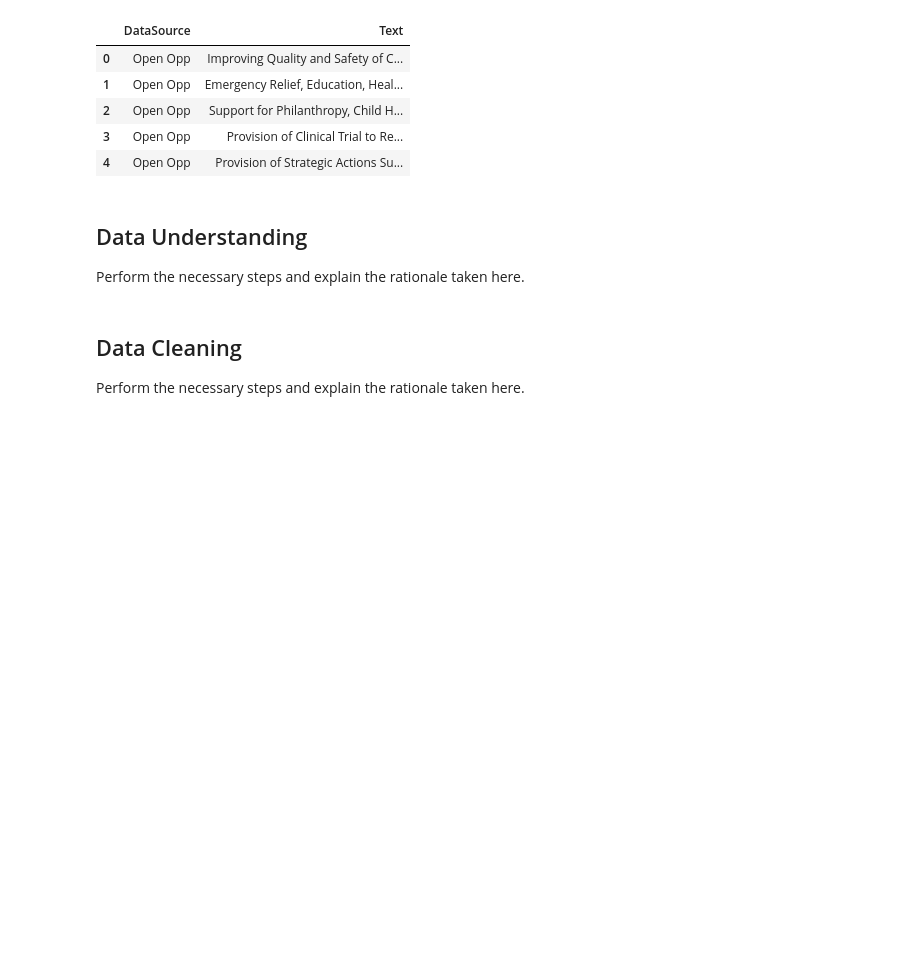
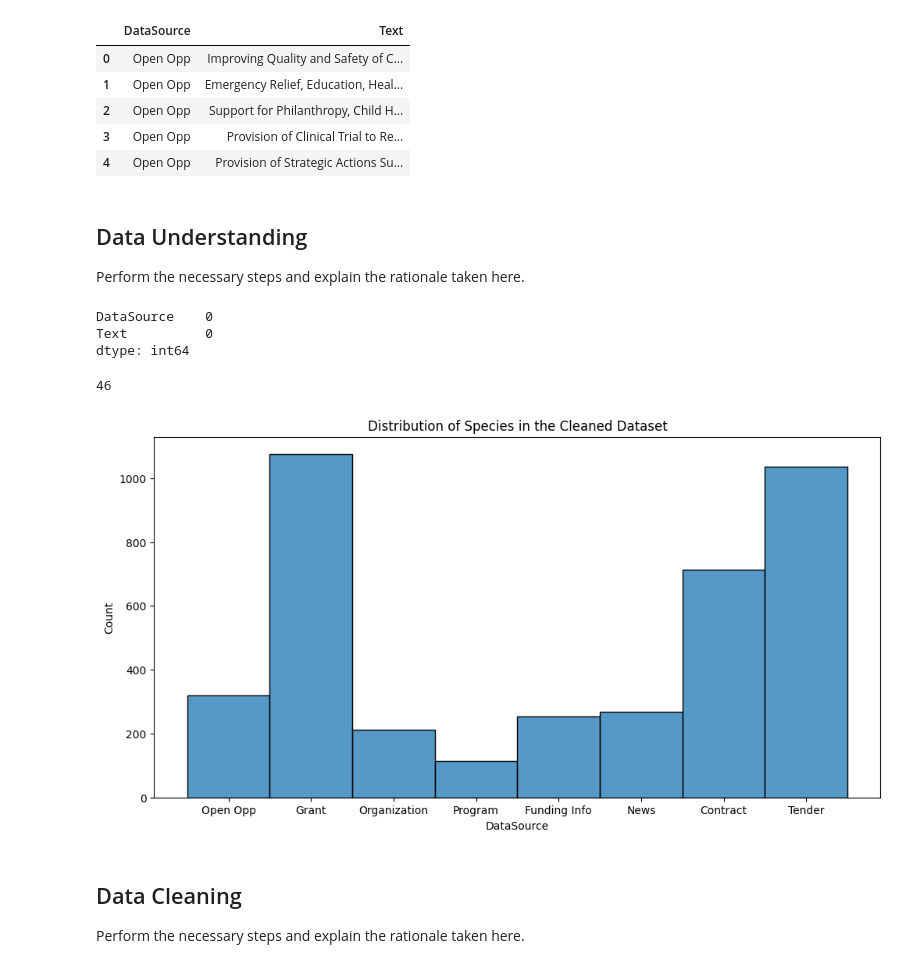
Before and after one commit to wongwenbing/Y2S2, a Jupyter notebook: TMSA Assignment/DataPreparationStarter.ipynb, the cells around one changed output. Saved outputs shown, nothing was run; the diff lists cells and outputs as text; code cells hidden in the pictures; blank space fills up the shorter version.

```diff
--- a/TMSA Assignment/DataPreparationStarter.ipynb
+++ b/TMSA Assignment/DataPreparationStarter.ipynb
@@ -36,6 +38,24 @@ dataset.head()
 # %% [markdown]
 ## Data Understanding
 Perform the necessary steps and explain the rationale taken here.
+# %%
+dataset.isnull().sum()
+# %% [output]
+DataSource    0
+Text          0
+dtype: int64
+# %%
+dataset.duplicated().sum()
+# %% [output]
+46
+# %%
+group=dataset.groupby(['DataSource']).count()
+plt.figure(figsize=(12, 6))
+sns.histplot(dataset['DataSource'])
+plt.title('Distribution of Species in the Cleaned Dataset')
+plt.show()
+# %% [output]
+[figure, added]
 # %% [markdown]
 ## Data Cleaning
 Perform the necessary steps and explain the rationale taken here.
```
Also changed, not shown: parts of 2 cells of this notebook.
